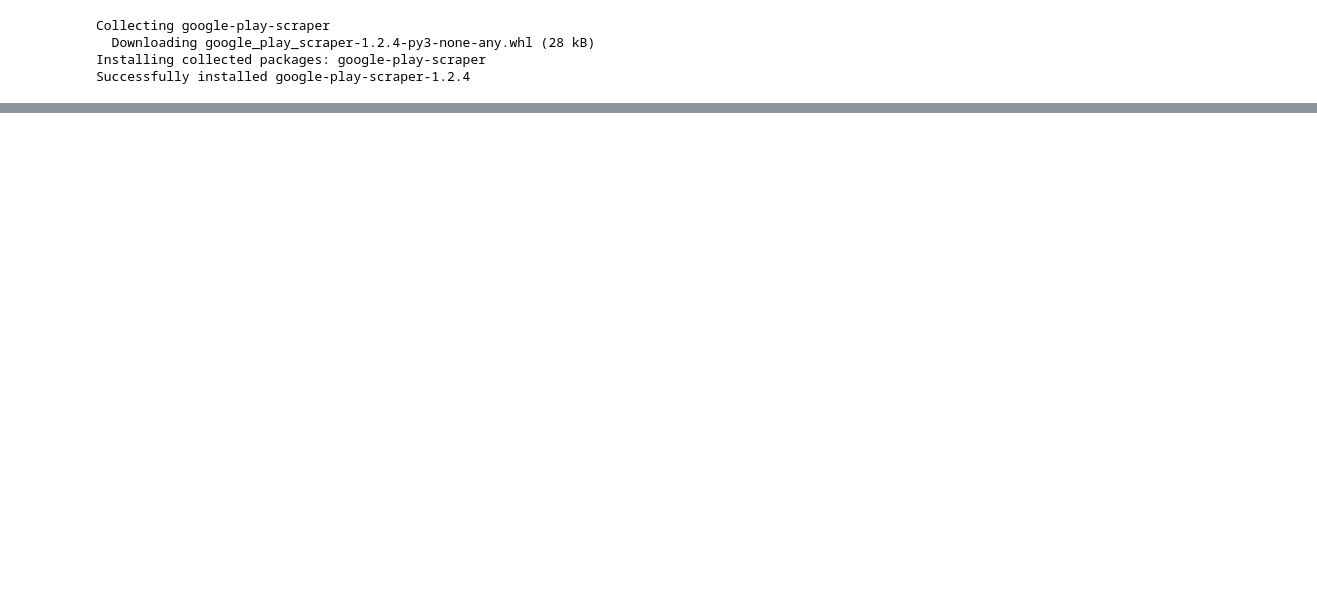
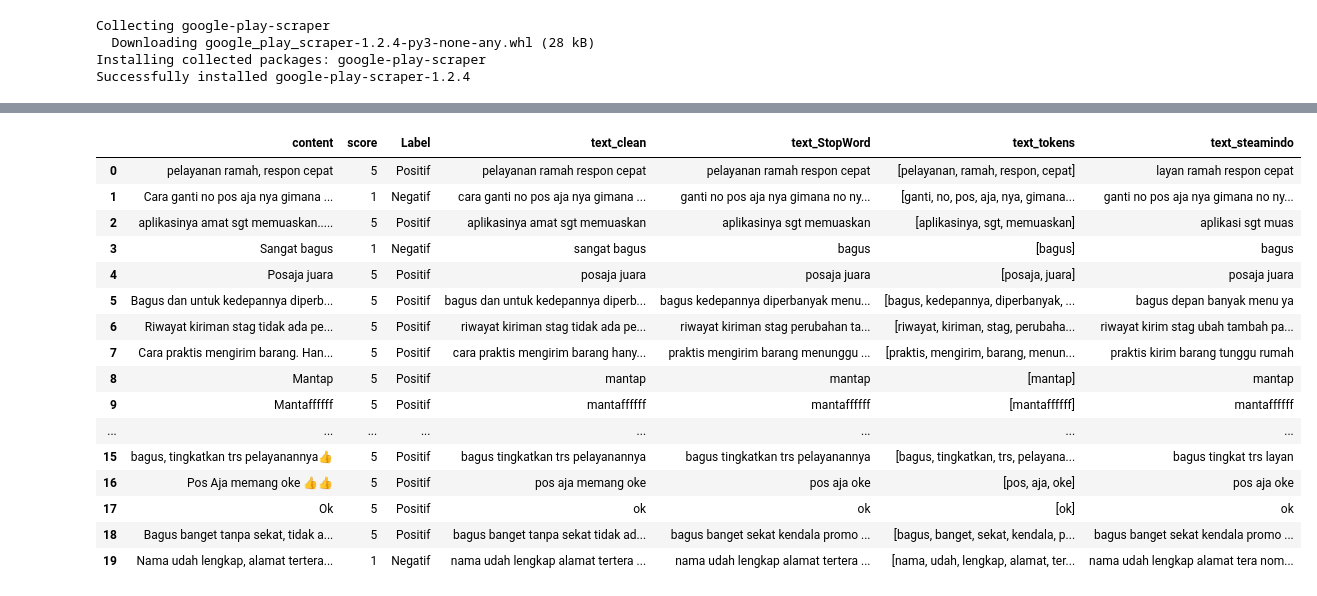
Before and after one commit to kerjabhakti/SAPO, a Jupyter notebook: scrapped_data_pos_aja.ipynb, the cells around one changed output, grey strips where cells are left out. Drawn from its saved outputs; the diff is of its cells as text; code cells hidden in the pictures; blank space fills up the shorter version.

Commit message:
Lanjutan SVM
Proses Data dan SVM

```diff
--- a/scrapped_data_pos_aja.ipynb
+++ b/scrapped_data_pos_aja.ipynb
@@ -73,0 +253,5 @@ my_df.to_csv("scrapped_data.csv", index = False)  #Save the file as CSV , to dow
+# %%
+my_df['text_clean'] = my_df['content'].str.lower()
+my_df['text_clean']
+data_clean = clean_text(my_df, 'content', 'text_clean')
+data_clean.head(10)
@@ -73,0 +272,7 @@ my_df.to_csv("scrapped_data.csv", index = False)  #Save the file as CSV , to dow
+# %%
+import nltk.corpus
+nltk.download('stopwords')
+from nltk.corpus import stopwords
+stop = stopwords.words('indonesian')
+data_clean['text_StopWord'] = data_clean['text_clean'].apply(lambda x:' '.join([word for word in x.split() if word not in (stop)]))
+data_clean.head(50)
@@ -73,0 +301,7 @@ my_df.to_csv("scrapped_data.csv", index = False)  #Save the file as CSV , to dow
+# %%
+
+import nltk
+nltk.download('punkt')
+from nltk.tokenize import sent_tokenize, word_tokenize
+data_clean['text_tokens'] = data_clean['text_StopWord'].apply(lambda x: word_tokenize(x))
+data_clean.head()
@@ -73,0 +330,41 @@ my_df.to_csv("scrapped_data.csv", index = False)  #Save the file as CSV , to dow
+# %%
+#-----------------STEMMING -----------------
+from Sastrawi.Stemmer.StemmerFactory import StemmerFactory
+#import swifter
+
+
+# create stemmer
+factory = StemmerFactory()
+stemmer = factory.create_stemmer()
+
+# stemmed
+def stemmed_wrapper(term):
+    return stemmer.stem(term)
+
+term_dict = {}
+hitung=0
+
+for document in data_clean['text_tokens']:
+    for term in document:
+        if term not in term_dict:
+            term_dict[term] = ' '
+
+print(len(term_dict))
+print("------------------------")
+for term in term_dict:
+    term_dict[term] = stemmed_wrapper(term)
+    hitung+=1
+    print(hitung,":",term,":" ,term_dict[term])
+
+print(term_dict)
+print("------------------------")
+
+# apply stemmed term to dataframe
+def get_stemmed_term(document):
+    return [term_dict[term] for term in document]
+
+
+#script ini bisa dipisah dari eksekusinya setelah pembacaaan term selesai
+data_clean['text_steamindo'] = data_clean['text_tokens'].apply(lambda x:' '.join(get_stemmed_term(x)))
+data_clean.head(20)
+# %% [output]
@@ -73,0 +388,17 @@ my_df.to_csv("scrapped_data.csv", index = False)  #Save the file as CSV , to dow
+|  | content | score | Label | text_clean | text_StopWord | text_tokens | text_steamindo |
+| 0 | pelayanan ramah, respon cepat | 5 | Positif | pelayanan ramah respon cepat | pelayanan ramah respon cepat | [pelayanan, ramah, respon, cepat] | layan ramah respon cepat |
+| 1 | Cara ganti no pos aja nya gimana ... | 1 | Negatif | cara ganti no pos aja nya gimana ... | ganti no pos aja nya gimana no ny... | [ganti, no, pos, aja, nya, gimana... | ganti no pos aja nya gimana no ny... |
+| 2 | aplikasinya amat sgt memuaskan..... | 5 | Positif | aplikasinya amat sgt memuaskan | aplikasinya sgt memuaskan | [aplikasinya, sgt, memuaskan] | aplikasi sgt muas |
+| 3 | Sangat bagus | 1 | Negatif | sangat bagus | bagus | [bagus] | bagus |
+| 4 | Posaja juara | 5 | Positif | posaja juara | posaja juara | [posaja, juara] | posaja juara |
+| 5 | Bagus dan untuk kedepannya diperb... | 5 | Positif | bagus dan untuk kedepannya diperb... | bagus kedepannya diperbanyak menu... | [bagus, kedepannya, diperbanyak, ... | bagus depan banyak menu ya |
+| 6 | Riwayat kiriman stag tidak ada pe... | 5 | Positif | riwayat kiriman stag tidak ada pe... | riwayat kiriman stag perubahan ta... | [riwayat, kiriman, stag, perubaha... | riwayat kirim stag ubah tambah pa... |
+| 7 | Cara praktis mengirim barang. Han... | 5 | Positif | cara praktis mengirim barang hany... | praktis mengirim barang menunggu ... | [praktis, mengirim, barang, menun... | praktis kirim barang tunggu rumah |
+| 8 | Mantap | 5 | Positif | mantap | mantap | [mantap] | mantap |
+| 9 | Mantaffffff | 5 | Positif | mantaffffff | mantaffffff | [mantaffffff] | mantaffffff |
+| ... | ... | ... | ... | ... | ... | ... | ... |
+| 15 | bagus, tingkatkan trs pelayanannya👍 | 5 | Positif | bagus tingkatkan trs pelayanannya | bagus tingkatkan trs pelayanannya | [bagus, tingkatkan, trs, pelayana... | bagus tingkat trs layan |
+| 16 | Pos Aja memang oke 👍👍 | 5 | Positif | pos aja memang oke | pos aja oke | [pos, aja, oke] | pos aja oke |
+| 17 | Ok | 5 | Positif | ok | ok | [ok] | ok |
+| 18 | Bagus banget tanpa sekat, tidak a... | 5 | Positif | bagus banget tanpa sekat tidak ad... | bagus banget sekat kendala promo ... | [bagus, banget, sekat, kendala, p... | bagus banget sekat kendala promo ... |
+| 19 | Nama udah lengkap, alamat tertera... | 1 | Negatif | nama udah lengkap alamat tertera ... | nama udah lengkap alamat tertera ... | [nama, udah, lengkap, alamat, ter... | nama udah lengkap alamat tera nom... |
```
Also changed, not shown: parts of 46 cells of this notebook, 2 other files.
